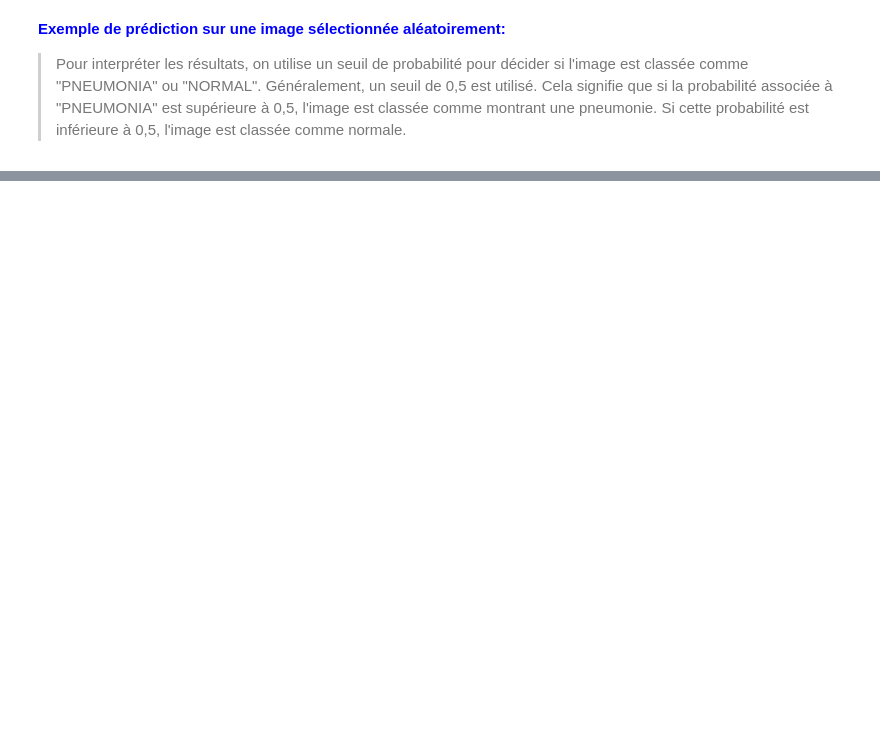
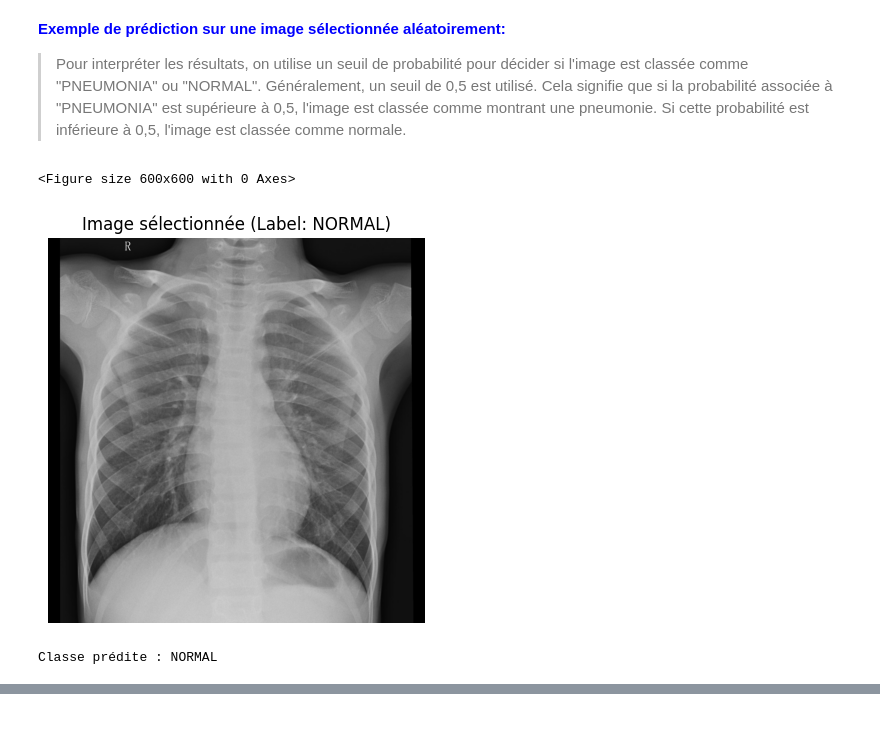
Before and after one commit to ghali007/IA-Sant-Module-5, a Jupyter notebook: CNN-Detection-Pneumonie.ipynb, the cells around one changed output, grey strips where cells are left out. Cells and saved outputs as stored; diff of their text form; code cells hidden in the pictures; blank space fills up the shorter version.

```diff
--- a/CNN-Detection-Pneumonie.ipynb
+++ b/CNN-Detection-Pneumonie.ipynb
@@ -125,6 +123,9 @@ log_file_path = "log_chargement_donnees.txt"
 
 # Début de l'entraînement du modèle
 num_epochs = 50  # Nombre d'époques d'entraînement
+
+# Obtenir le DataLoader d'entraînement de PyTorch
+train_dl = data.train
 
 # Ouvrir le fichier texte en mode écriture pour ajouter les informations d'entraînement
 with open(log_file_path, "w") as log_file:
@@ -134,16 +135,20 @@ with open(log_file_path, "w") as log_file:
         running_corrects = 0
 
         # Boucle sur les données d'entraînement
-        for i, (inputs, labels) in enumerate(data.train_dl):
+        for i, (inputs, labels) in enumerate(train_dl):
             inputs = inputs.to(device)
             labels = labels.to(device)
+
+            # Convertir les tensors fastai en tensors PyTorch
+            inputs = inputs.as_subclass(torch.Tensor)
+            labels = labels.as_subclass(torch.Tensor)
 
             # Remise à zéro des gradients
             optimizer.zero_grad()
 
             # Avant et arrière-propagation
             outputs = model(inputs)
-            loss = criterion(outputs, labels)
+            loss = criterion(outputs, labels.long())  # CrossEntropyLoss requires labels as long type
             loss.backward()
             optimizer.step()
 
@@ -161,8 +166,8 @@ with open(log_file_path, "w") as log_file:
             log_file.write(f'Epoch {epoch+1}/{num_epochs}, Batch {i+1} - Loss: {batch_loss:.4f}, Accuracy: {batch_acc:.4f}\n')
 
         # Calcul de la perte et de l'exactitude pour l'époque
-        epoch_loss = running_loss / len(data.train_ds)
-        epoch_acc = running_corrects.double() / len(data.train_ds)
+        epoch_loss = running_loss / len(train_dl.dataset)
+        epoch_acc = running_corrects.double() / len(train_dl.dataset)
 
         # Afficher les résultats après chaque époque
         print(f'Epoch {epoch+1}/{num_epochs} - Loss: {epoch_loss:.4f}, Accuracy: {epoch_acc:.4f}')
@@ -241,17 +305,34 @@ plt.show()
 
 >  Pour interpréter les résultats, on utilise un seuil de probabilité pour décider si l'image est classée comme "PNEUMONIA" ou "NORMAL". Généralement, un seuil de 0,5 est utilisé. Cela signifie que si la probabilité associée à "PNEUMONIA" est supérieure à 0,5, l'image est classée comme montrant une pneumonie. Si cette probabilité est inférieure à 0,5, l'image est classée comme normale.
 # %%
+import random
+import matplotlib.pyplot as plt
+
 # Sélectionner une image aléatoire à partir de l'ensemble de test
-random_idx = random.randint(0, len(test_data.train_ds)-1)
-random_img = test_data.train_ds[random_idx][0]  # image
-random_label = test_data.train_ds[random_idx][1]  # étiquette réelle
+random_idx = random.randint(0, len(test_data.valid_ds)-1)
+random_img, random_label = test_data.valid_ds[random_idx]
 
 # Afficher l'image sélectionnée avant la prédiction
 plt.figure(figsize=(6, 6))
-random_img.show(title=f"Image sélectionnée (Label: {random_label})")
+random_img.show(title=f"Image sélectionnée (Label: {test_data.vocab[random_label]})")
 plt.axis('off')
 plt.show()
 
-# Convertir l'image en un tenseur et l'envoyer au device (GPU ou CPU)
-random_img_tensor = random_img.data.to(device).unsqueeze(0)
+# Convertir l'image en un tenseur et appliquer les transformations appropriées
+random_img_tensor = test_data.valid.after_item(random_img)  # Appliquer les transformations
+random_img_tensor = random_img_tensor.to(device).unsqueeze(0).float()  # Convertir en float
+
+# Effectuer la prédiction
+model.eval()
+with torch.no_grad():
+    outputs = model(random_img_tensor)
+    _, pred = torch.max(outputs, 1)
+    pred_class = test_data.vocab[pred.item()]
+
+# Afficher la classe prédite
+print(f"Classe prédite : {pred_class}")
+# %% [output]
+<Figure size 600x600 with 0 Axes>
+[figure, added]
+Classe prédite : NORMAL
 # %%
```
Also changed, not shown: parts of 13 cells of this notebook.
